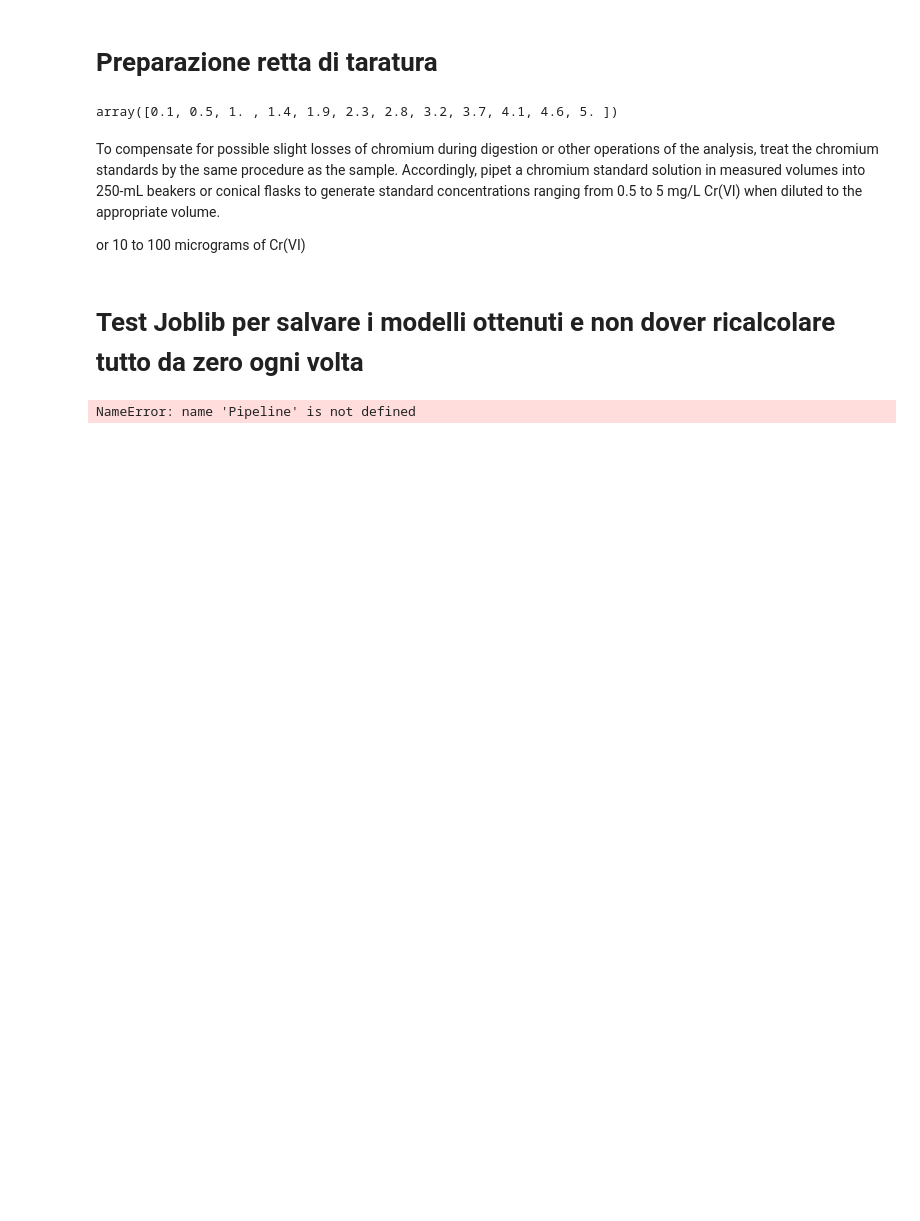
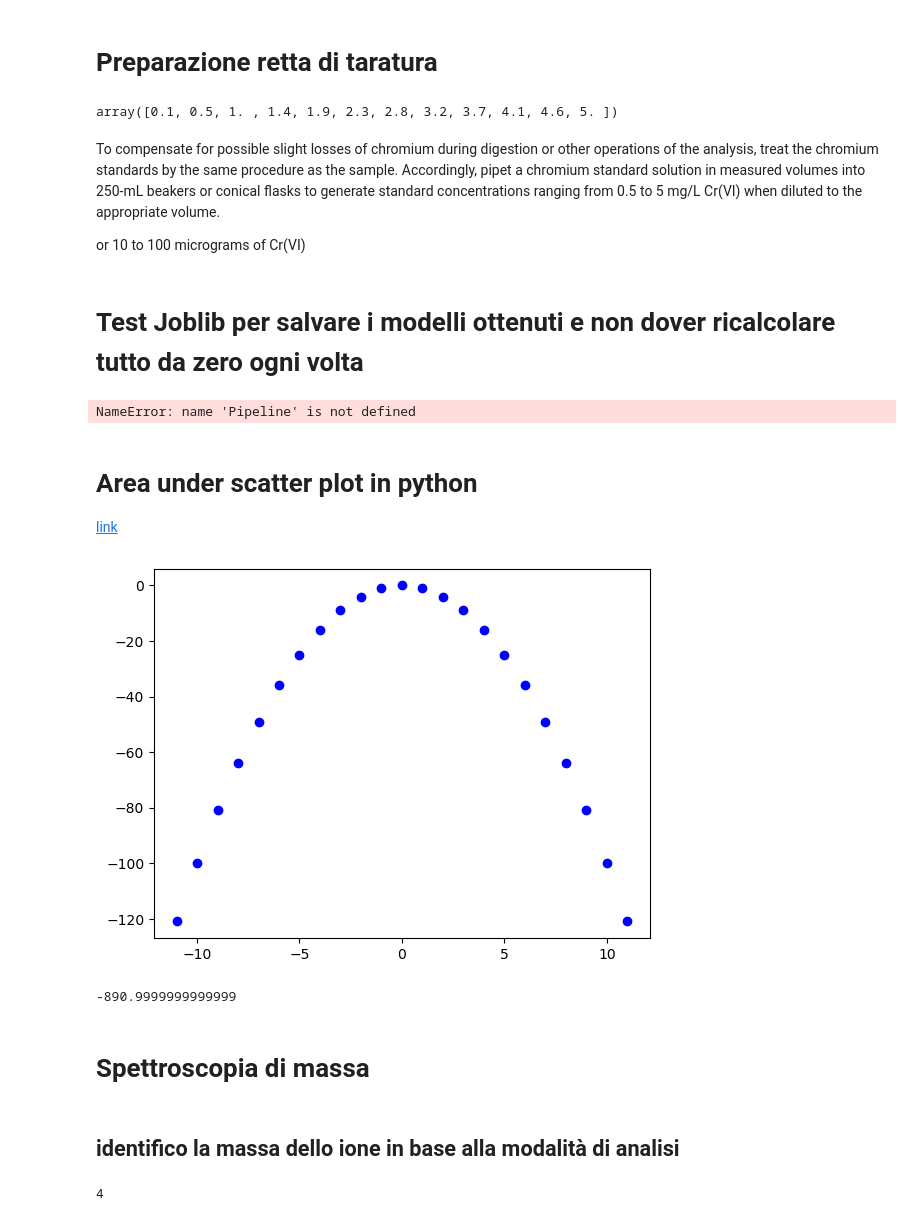
Before and after one commit to MGriot/chemtools, a Jupyter notebook: prova.ipynb, the cells around one changed output. Drawn from its saved outputs; the diff is of its cells as text; code cells hidden in the pictures; blank space fills up the shorter version.

```diff
--- a/prova.ipynb
+++ b/prova.ipynb
@@ -425,3 +425,25 @@ def save_model(model, name, out_dir=""):
 def load_model(name):
     # Load the model "name.jlib"
     return joblib.load(name)
+# %% [markdown]
+# Area under scatter plot in python
+[link](https://stackoverflow.com/questions/54205300/area-under-scatter-plot-in-python)
+# %%
+import matplotlib.pyplot as plt
+import numpy as np
+xs = np.array([-11,-10,-9,-8,-7,-6,-5,-4,-3,-2,-1,0,1,2,3,4,5,6,7,8,9,10,11])
+ys = xs**2
+sum = 0
+plt.plot(xs, ys, 'bo')
+plt.show()
+for i in range(1, len(xs)):
+    slope = (xs[i]-xs[i-1])/(ys[i] - ys[i-1])
+    delta_x = x_sort[i] - x_sort[i - 1]
+    delta_y =  ys[i - 1] + (ys[i-1] + delta_x * slope)
+    sum = sum + (delta_y/2 * delta_x)
+print(sum)
+# %% [output]
+[figure, added]
+-890.9999999999999
+# %% [markdown]
+# Spettroscopia di massa
@@ -427,0 +452,2 @@ def load_model(name):
+# %% [markdown]
+## identifico la massa dello ione in base alla modalità di analisi
@@ -427,0 +463,4 @@ def load_model(name):
+# %%
+ionization("CI", 3)
+# %% [output]
+4
```
Also changed, not shown: parts of 21 cells of this notebook.
